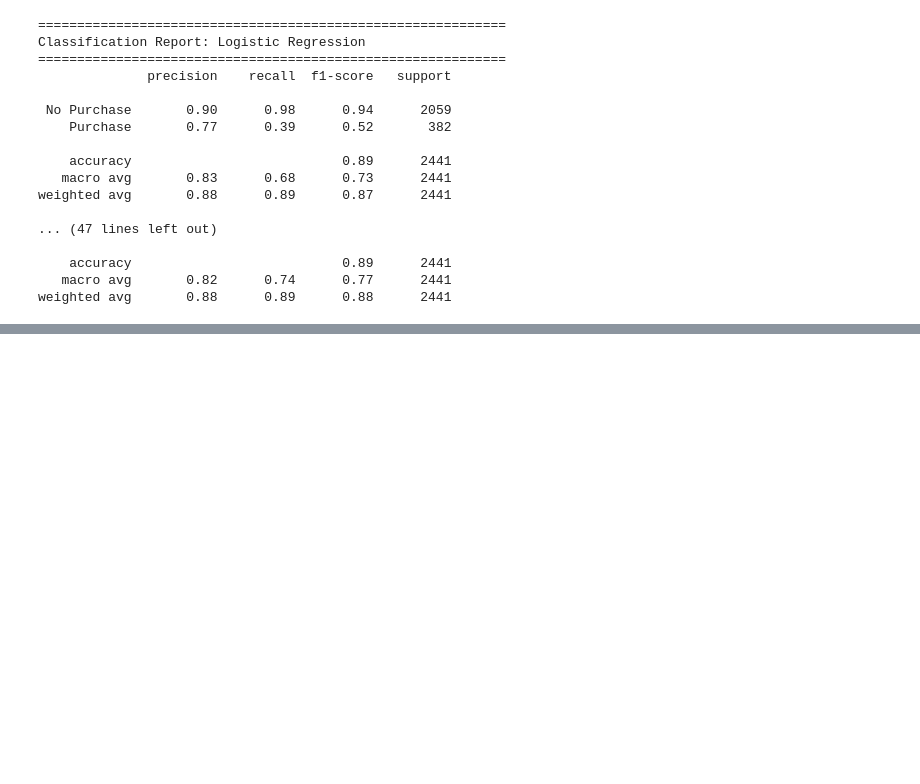
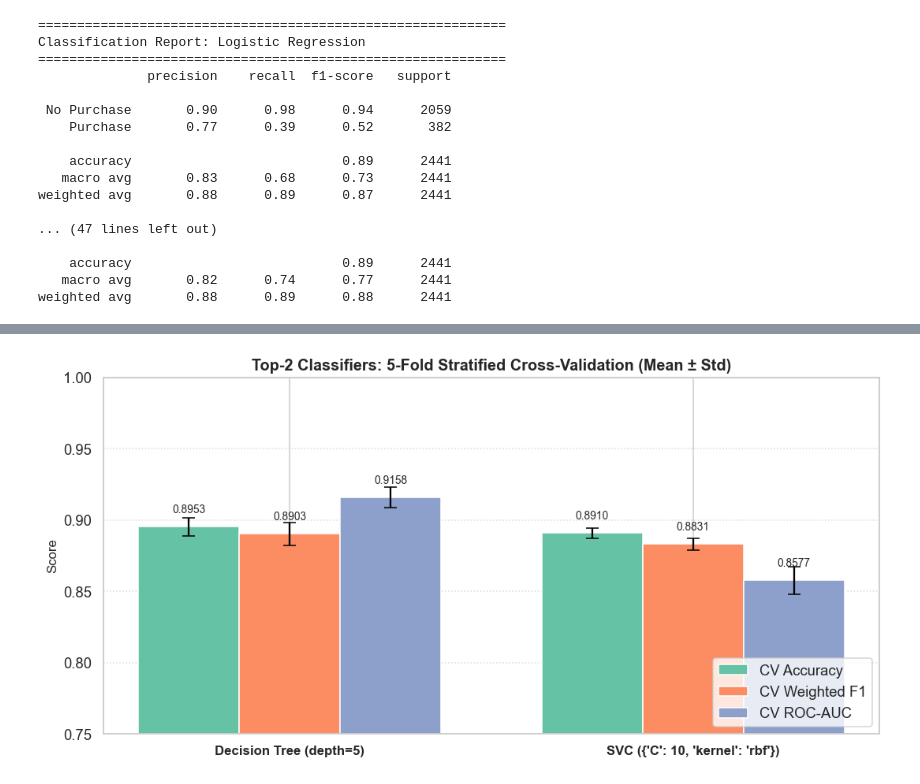
Before and after one commit to gauresh1036/ML_Capstone, a Jupyter notebook: notebooks/classification.ipynb, the cells around one changed output, grey strips where cells are left out. Cells and saved outputs as stored; diff of their text form; code cells hidden in the pictures; blank space fills up the shorter version.

```diff
--- a/notebooks/classification.ipynb
+++ b/notebooks/classification.ipynb
@@ -934,13 +1011,16 @@ plt.show()
 ## 6 — Preliminary Comparison Table
 # %%
 # ------------------------------------------------------------------
-# 6.1  Summary comparison table
+# 6.1  Summary comparison table (All mandatory Section 3.2 metrics)
 # ------------------------------------------------------------------
 comparison_df = pd.DataFrame([
     {
         'Model': name,
         'Accuracy': round(vals['Accuracy'], 4),
+        'Precision': round(vals['Precision'], 4),
+        'Recall': round(vals['Recall'], 4),
         'Weighted F1': round(vals['Weighted F1'], 4),
+        'ROC-AUC': round(vals['ROC-AUC'], 4),
         'TN': vals['Confusion Matrix'][0, 0],
         'FP': vals['Confusion Matrix'][0, 1],
         'FN': vals['Confusion Matrix'][1, 0],
@@ -952,6 +1032,6 @@ comparison_df = pd.DataFrame([
 comparison_df.index = comparison_df.index + 1
 comparison_df.index.name = 'Rank'
 
-print('=== Part-A Classification: Preliminary Comparison Table (Ranked by Weighted F1) ===')
+print('=== Part-A Classification: Mandatory Comparison Table ===')
 print(comparison_df.to_string())
 # %% [output]
@@ -1027,0 +1195,36 @@ weighted avg       0.88      0.89      0.88      2441
+# %%
+# ------------------------------------------------------------------
+# 7.2  Visualise 5-fold cross-validation consistency
+# ------------------------------------------------------------------
+fig, ax = plt.subplots(figsize=(10, 5))
+x = np.arange(len(cv_summary))
+width = 0.25
+
+bars_acc = ax.bar(x - width, [row['Mean CV Accuracy'] for row in cv_summary],
+                  width, yerr=[row['CV Accuracy Std'] for row in cv_summary],
+                  capsize=5, label='CV Accuracy', color=COLORS[0])
+bars_f1  = ax.bar(x, [row['Mean CV Weighted F1'] for row in cv_summary],
+                  width, yerr=[row['CV Weighted F1 Std'] for row in cv_summary],
+                  capsize=5, label='CV Weighted F1', color=COLORS[1])
+bars_auc = ax.bar(x + width, [row['Mean CV ROC-AUC'] for row in cv_summary],
+                  width, yerr=[row['CV ROC-AUC Std'] for row in cv_summary],
+                  capsize=5, label='CV ROC-AUC', color=COLORS[2])
+
+ax.set_xticks(x)
+ax.set_xticklabels([row['Model'] for row in cv_summary], fontsize=11, fontweight='bold')
+ax.set_ylabel('Score', fontsize=11)
+ax.set_ylim(0.75, 1.0)
+ax.set_title('Top-2 Classifiers: 5-Fold Stratified Cross-Validation (Mean ± Std)',
+             fontsize=13, fontweight='bold')
+ax.legend(loc='lower right')
+ax.grid(axis='y', linestyle=':', alpha=0.7)
+
+for bars in [bars_acc, bars_f1, bars_auc]:
+    for bar in bars:
+        ax.text(bar.get_x() + bar.get_width()/2, bar.get_height() + 0.008,
+                f'{bar.get_height():.4f}', ha='center', va='bottom', fontsize=9)
+
+plt.tight_layout()
+plt.show()
+# %% [output]
+[figure, added]
```
Also changed, not shown: parts of 16 cells of this notebook.
